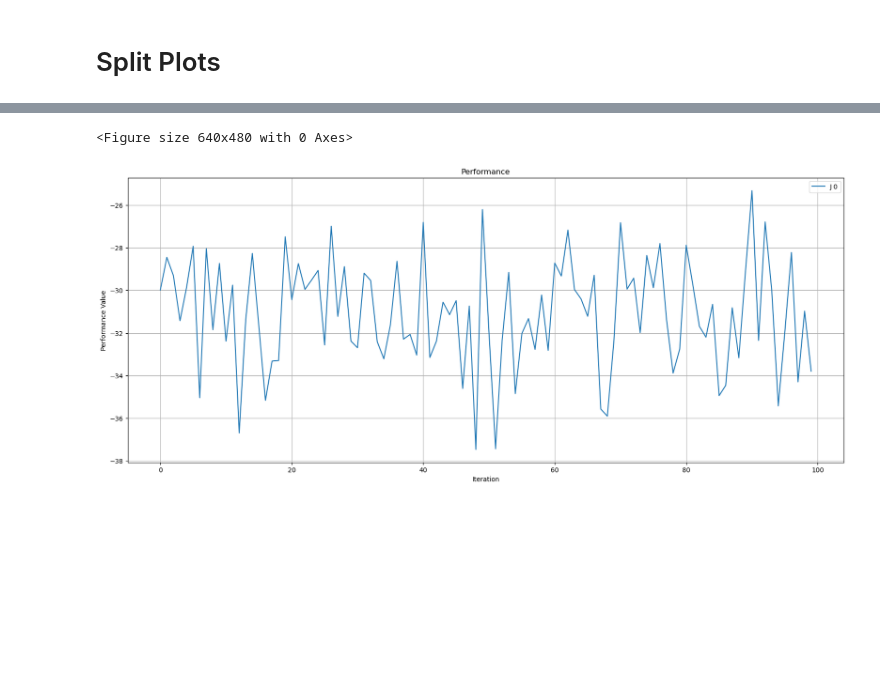
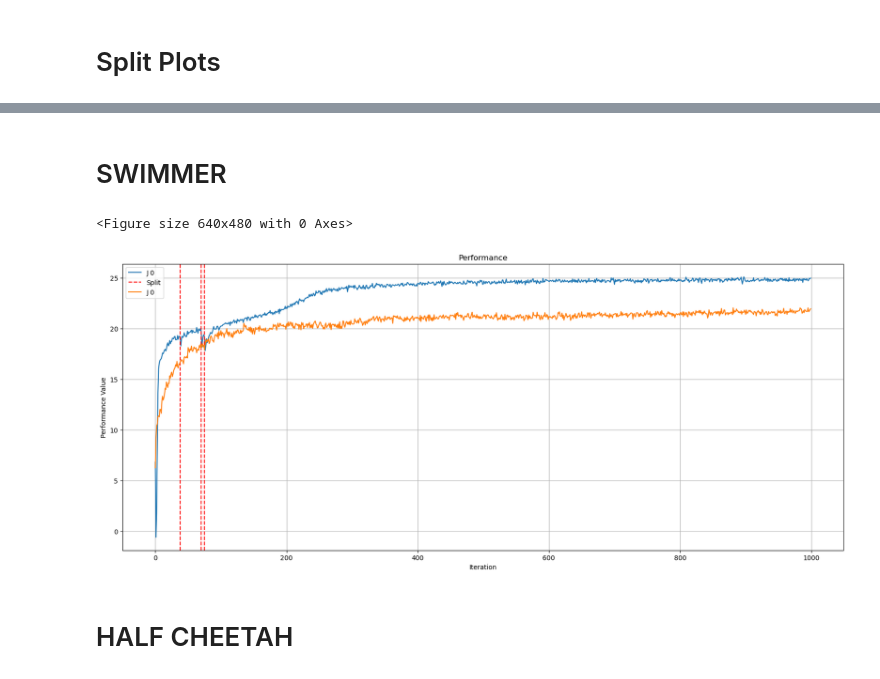
Before and after one commit to gianmtedeschi/learnRL, a Jupyter notebook: notebooks/split_plots.ipynb, the cells around one changed output, grey strips where cells are left out. Saved outputs shown, nothing was run; the diff lists cells and outputs as text; code cells hidden in the pictures; blank space fills up the shorter version.

```diff
--- a/notebooks/split_plots.ipynb
+++ b/notebooks/split_plots.ipynb
@@ -59,7 +92,13 @@ plt.show()
 # %%
-# Path to results
+# Path to results_debug
 path = [
-    "/Users/gianmarcotedeschi/Projects/learnRL/results/split/split_test_100_clr_00001_lq_100_split_policy_1_var_01",
+#"/Users/gianmarcotedeschi/Projects/learnRL/results_debug/split/split_test_1000_clr_00001_lq_10_split_policy_1_var_01_24_05_10-17_57_"
+#"/Users/gianmarcotedeschi/Projects/learnRL/results_debug/split/split_test_1500_adam_001_lq_10_split_policy_1_var_01_24_05_12-19_12_" # adam 10
+#"/Users/gianmarcotedeschi/Projects/learnRL/results_debug/split/split_test_1500_adam_001_lq_10_split_policy_1_var_01_24_05_12-19_28_" # adam 10
+#"/Users/gianmarcotedeschi/Projects/learnRL/results_debug/split/split_test_1500_adam_001_lq_10_split_policy_1_var_01_24_05_12-19_36_" # adam 10
+# "/Users/gianmarcotedeschi/Projects/learnRL/results_debug/split/split_test_1500_adam_001_lq_10_split_policy_1_var_01_24_05_13-14_03_"
+# "/Users/gianmarcotedeschi/Projects/learnRL/results_debug/split/split_test_1500_clr_0001_swimmer_500_split_policy_2_var_01_24_05_15-14_03_"
+"/Users/gianmarcotedeschi/Projects/learnRL/results_debug/split/split_test_1000_clr_0001_swimmer_500_split_policy_2_var_01_24_05_15-18_30_"
 ]
 
 lab = [
@@ -72,7 +111,7 @@ lab = [
 
 data = []
 for p in path:
-    name = p + "/split_results.json"
+    name = p + "/split_results_debug.json"
     file = open(name)
     data.append(json.load(file))
 # %%
@@ -90,6 +129,11 @@ for i, d in enumerate(data):
     # Performance plot
     plt.plot(x, d["performance"], label=f"J {i}")
 
+
+for point in d["split_ite"]:
+    plt.axvline(x=point, color='r', linestyle='--', label='Split' if point == d["split_ite"][0] else None)
+
+
 plt.title("Performance")
 plt.xlabel("Iteration")
 plt.ylabel("Performance Value")
@@ -102,7 +202,14 @@ plt.show()
+# %% [markdown]
+# SWIMMER
 # %%
-# Path to results
+# Path to results_debug
 path = [
-    "/Users/gianmarcotedeschi/Projects/learnRL/results/pg/pg_test_100_clr_00001_lq_100_nn_policy_152_var_01",
+    "/Users/gianmarcotedeschi/Projects/learnRL/results_debug/split/split_test_1000_clr_0001_swimmer_500_split_policy_2_var_01_24_05_15-19_57_" #1e-3, alpha=0.1, h=500, gamma=.99
+    # "/Users/gianmarcotedeschi/Projects/learnRL/results_debug/split/split_test_1000_adam_001_swimmer_200_split_policy_2_var_01_24_05_16-13_56_" #adam 1e-2, alpha=0.1, h=200, gamma=.99
+]
+
+path_lin = [
+    "/Users/gianmarcotedeschi/Projects/learnRL/results_debug/pg/pg_test_1000_clr_0001_swimmer_200_lingauss_policy_16_var_01_24_05_16-14_21_" #1e-4, gamma=.99
 ]
 
 lab = [
@@ -115,26 +222,44 @@ lab = [
 
 data = []
 for p in path:
+    name = p + "/split_results.json"
+    file = open(name)
+    data.append(json.load(file))
+
+data_lin = []
+for p in path_lin:
     name = p + "/pg_results.json"
     file = open(name)
-    data.append(json.load(file))
+    data_lin.append(json.load(file))
 # %%
 plt.clf()
 plt.figure(figsize=(20, 8))
 # extract data
 for i, d in enumerate(data):
+    ite = len(d["performance"])
+    x = np.arange(ite)
+    dim = len(d["thetas_history"][0])
+    # Performance plot
+    plt.plot(x, d["performance"], label=f"J {i}")
+
+for point in d["split_ite"]:
+    plt.axvline(x=point, color='r', linestyle='--', label='Split' if point == d["split_ite"][0] else None)
+
+for i, d in enumerate(data_lin):
     ite = len(d["performance"])
     x = np.arange(ite)
     dim = len(d["thetas_history"][0])
     # Performance plot
     plt.plot(x, d["performance"], label=f"J {i}")
 
 plt.title("Performance")
 plt.xlabel("Iteration")
 plt.ylabel("Performance Value")
 plt.legend(loc="best")
 plt.grid()
 plt.show()
 # %% [output]
 <Figure size 640x480 with 0 Axes>
-[figure, old version]
+[figure, new version]
+# %% [markdown]
+# HALF CHEETAH
```
Also changed, not shown: parts of 19 cells of this notebook, 15 other files.
